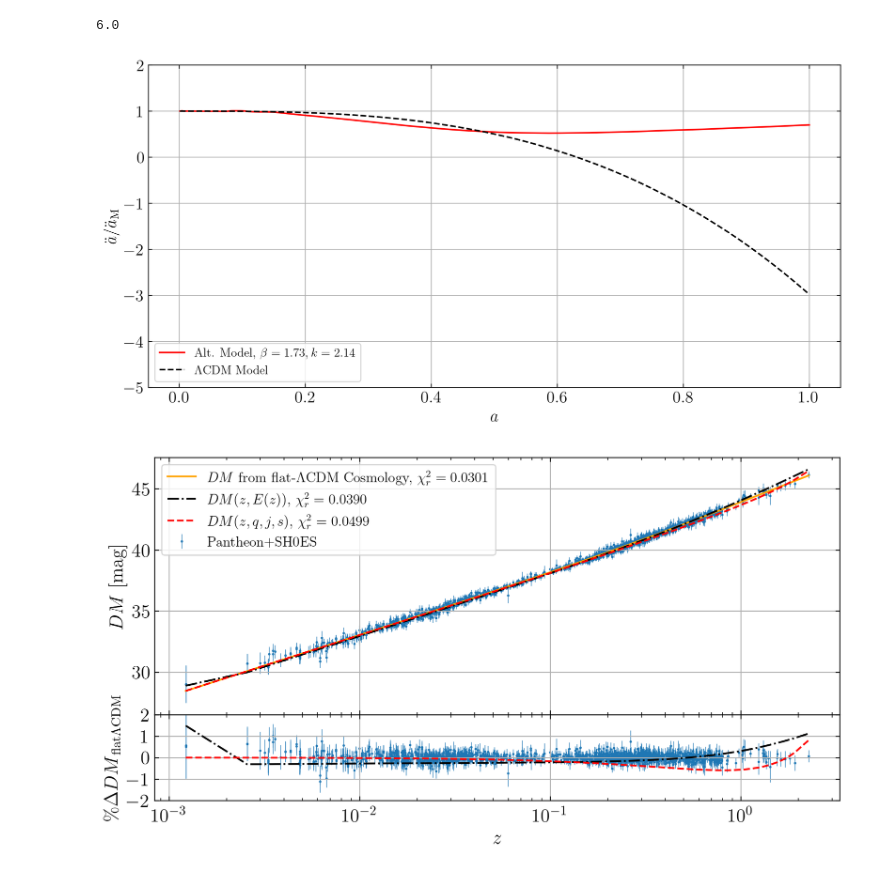
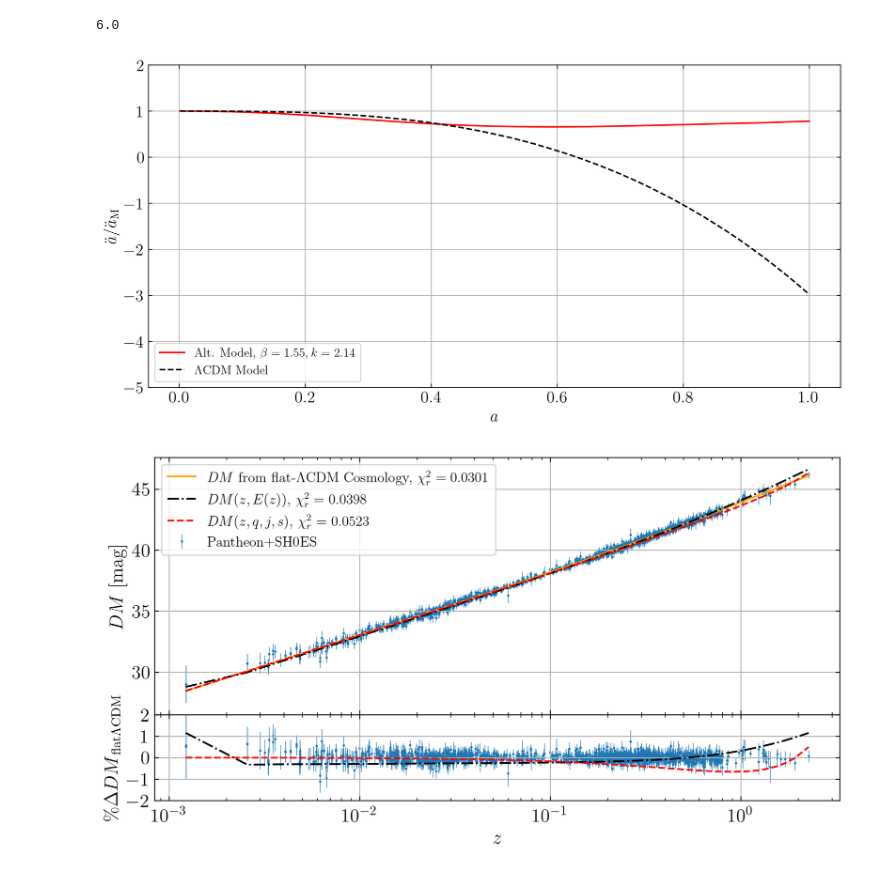
Before and after one commit to bktakacs/thesis_ku, a Jupyter notebook: Untitled-1.ipynb, the cells around one changed output. Drawn from its saved outputs; the diff is of its cells as text; code cells hidden in the pictures.

```diff
--- a/Untitled-1.ipynb
+++ b/Untitled-1.ipynb
@@ -282,11 +282,11 @@ print(list[next])
 6.0
 # %%
 data = read_model_data('double_optimization_test.txt')
-b1, k1 = specific_function(data, 2)
+b1, k1 = specific_function(data, 0)
 m = model(beta=b1, kappa=k1, lam=0.)
 m.plot('acc')
 m.distance_modulus()
 m.plot('dm')
 # %% [output]
-[figure, old version]
+[figure, new version]
-[figure, old version]
+[figure, new version]
```
Also changed, not shown: 2 other files.
